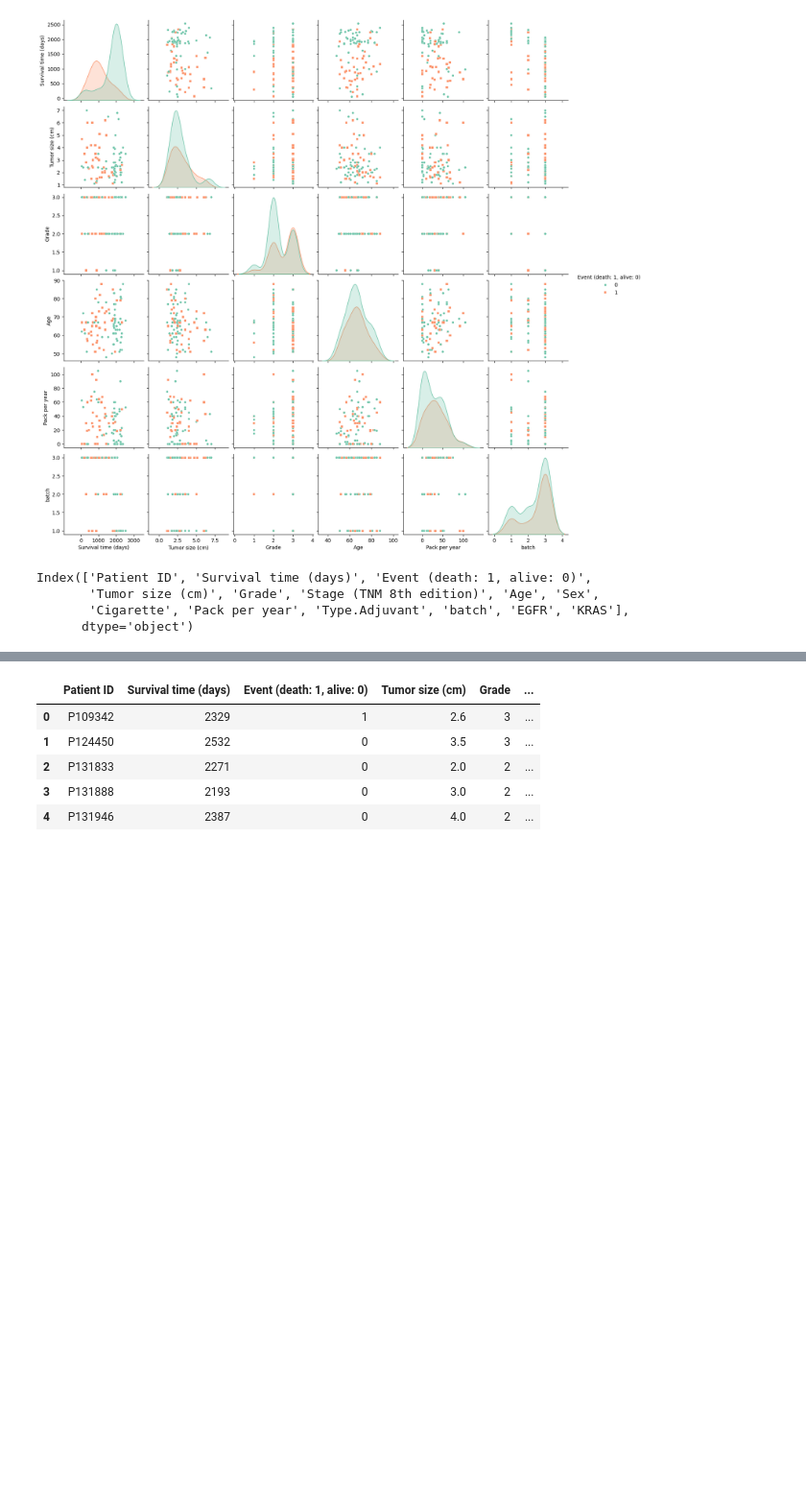
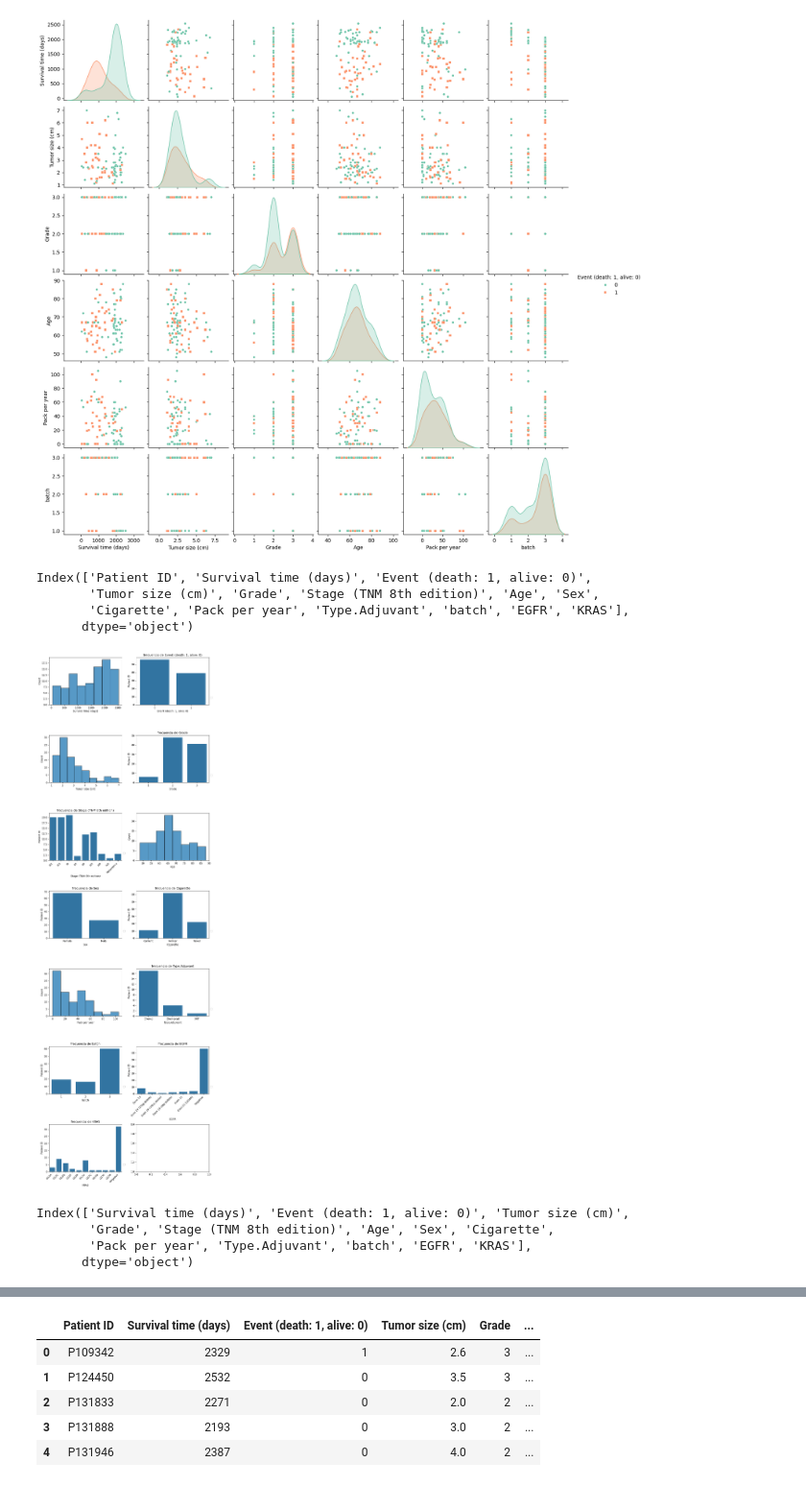
Before and after one commit to Alexis-martinezr/Machine-learning-biociencias, a Jupyter notebook: Predicción de tiempo de supervivencia al cancer con machine learning.ipynb, the cells around one changed output, grey strips where cells are left out. Shown at 96% size. Drawn from its saved outputs; the diff is of its cells as text; code cells hidden in the pictures; blank space fills up the shorter version.

```diff
--- a/Predicción de tiempo de supervivencia al cancer con machine learning.ipynb
+++ b/Predicción de tiempo de supervivencia al cancer con machine learning.ipynb
@@ -149,6 +331,41 @@ Index(['Patient ID', 'Survival time (days)', 'Event (death: 1, alive: 0)',
        'Tumor size (cm)', 'Grade', 'Stage (TNM 8th edition)', 'Age', 'Sex',
        'Cigarette', 'Pack per year', 'Type.Adjuvant', 'batch', 'EGFR', 'KRAS'],
       dtype='object')
+# %%
+def grafica(x, y, n1,n2):
+    graf = clinic.groupby(x)[y].nunique().reset_index()
+    return (sns.barplot(data=graf, x=x, y=y, ax=axs[n1,n2]),
+    axs[n1,n2].legend(bbox_to_anchor=(1, 0.2), loc='upper left'),
+    axs[n1,n2].set_title(f'frecuencia de {x}'))
+# %%
+figure, axs = plt.subplots( 7,2, sharey=False, sharex=False, figsize=(10, 30))
+sns.histplot(clinic['Survival time (days)'], ax=axs[0,0])
+grafica('Event (death: 1, alive: 0)', 'Patient ID', 0,1)
+sns.histplot(clinic['Tumor size (cm)'], ax=axs[1,0])
+grafica('Grade', 'Patient ID', 1,1)
+grafica('Stage (TNM 8th edition)', 'Patient ID', 2,0)
+axs[2,0].set_xticklabels(axs[2,0].get_xticklabels(), rotation=45, ha='right')
+sns.histplot(clinic['Age'], ax=axs[2,1])
+grafica('Sex', 'Patient ID', 3,0)
+grafica('Cigarette', 'Patient ID', 3,1)
+sns.histplot(clinic['Pack per year'], ax=axs[4,0])
+grafica('Type.Adjuvant', 'Patient ID', 4,1)
+grafica('batch', 'Patient ID', 5,0)
+grafica('EGFR', 'Patient ID', 5,1)
+axs[5,1].set_xticklabels(axs[5,1].get_xticklabels(), rotation=45, ha='right')
+grafica('KRAS', 'Patient ID', 6,0)
+axs[6,0].set_xticklabels(axs[6,0].get_xticklabels(), rotation=45, ha='right')
+plt.tight_layout()
+plt.show()
+# %% [output]
+[figure, added]
+# %%
+col
+# %% [output]
+Index(['Survival time (days)', 'Event (death: 1, alive: 0)', 'Tumor size (cm)',
+       'Grade', 'Stage (TNM 8th edition)', 'Age', 'Sex', 'Cigarette',
+       'Pack per year', 'Type.Adjuvant', 'batch', 'EGFR', 'KRAS'],
+      dtype='object')
 # %%
 event_grade = clinic.groupby(['Event (death: 1, alive: 0)', 'Grade'])["Patient ID"].nunique().reset_index()
 event_grade.rename(columns={"Patient ID": "Pacientes"}, inplace=True)
```
Also changed, not shown: parts of 99 cells of this notebook, 1 other file.
